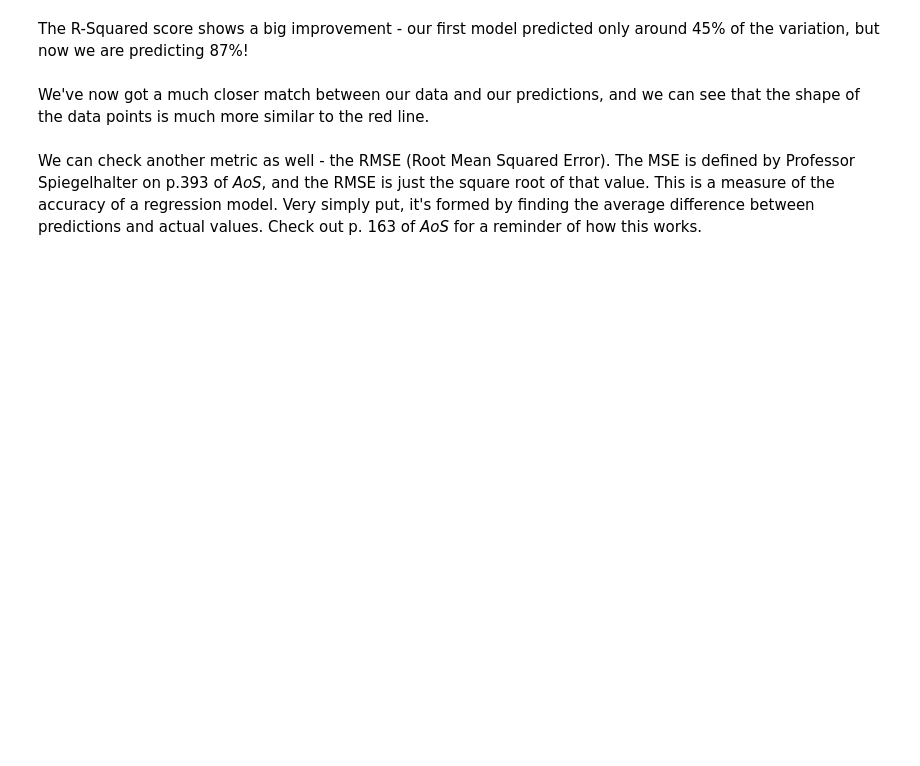
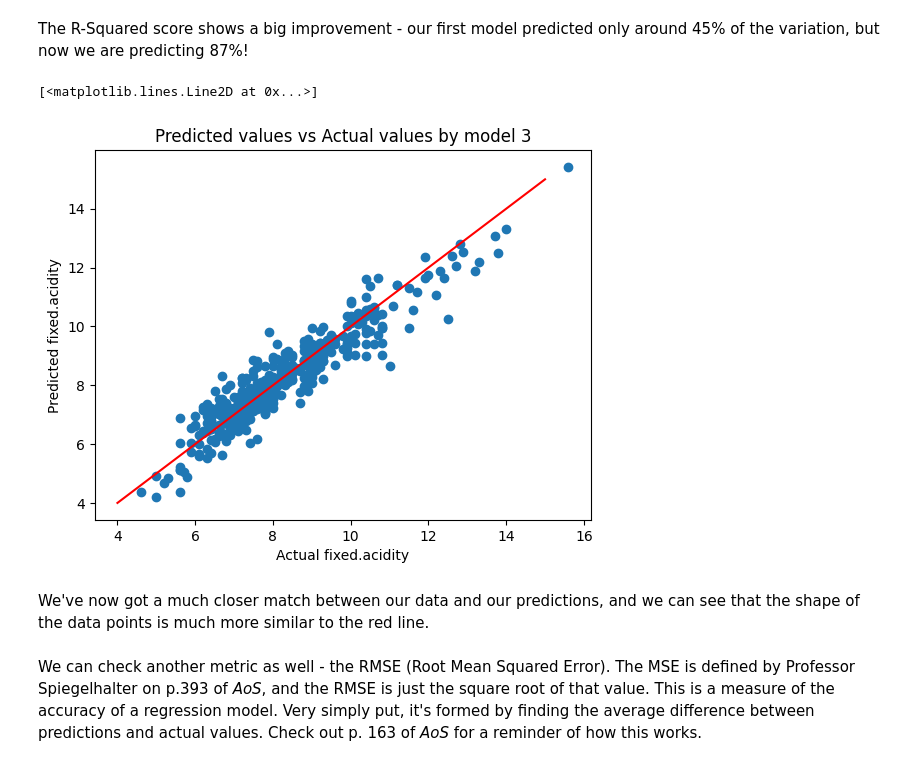
Before and after one commit to dqminhv/Springboard_Unit_11.4.1_Case_Study_Linear_Regression_1, a Jupyter notebook: 11.4.1 Case Study - Linear Regression/Springboard Regression Case Study - the Red Wine Dataset - Tier 3.ipynb, the cells around one changed output. Saved outputs shown, nothing was run; the diff lists cells and outputs as text; code cells hidden in the pictures; blank space fills up the shorter version.

```diff
--- a/11.4.1 Case Study - Linear Regression/Springboard Regression Case Study - the Red Wine Dataset - Tier 3.ipynb
+++ b/11.4.1 Case Study - Linear Regression/Springboard Regression Case Study - the Red Wine Dataset - Tier 3.ipynb
@@ -406,9 +406,8 @@ x_train_3, x_test_3, y_train_3, y_test_3 = train_test_split(X, y, test_size=0.25
 # %%
 # We can use almost identical code to create the third model, because it is the same algorithm, just different inputs
 # Create the model
-_ _ _
+rModel_3 = sm.OLS(y_train_3, x_train_3).fit()
 
 # Fit the model
-_ _ _
 # %%
 # Evaluate the model
@@ -417,4 +434,4 @@ _ _ _
 The R-Squared score shows a big improvement - our first model predicted only around 45% of the variation, but now we are predicting 87%!
 # %%
 # Use our new model to make predictions
-_ _ _
+y_pred_3 = rModel_3.predict(x_test_3)
@@ -431,3 +438,18 @@ _ _ _
+# %%
+# Plot the predictions
+# Build a scatterplot
+plt.scatter(y_test_3, y_pred_3)
+plt.ylabel('Predicted fixed.acidity')
+plt.xlabel('Actual fixed.acidity')
+plt.title('Predicted values vs Actual values by model 3')
+# Add a line for perfect correlation
+plt.plot([x for x in range(4,16)],[x for x in range(4,16)], color='red')
+
+
+# Label it nicely
+# %% [output]
+[<matplotlib.lines.Line2D at 0x...>]
+[figure, added]
 # %% [markdown]
 We've now got a much closer match between our data and our predictions, and we can see that the shape of the data points is much more similar to the red line.
 # %% [markdown]
```
Also changed, not shown: parts of 6 cells of this notebook.
